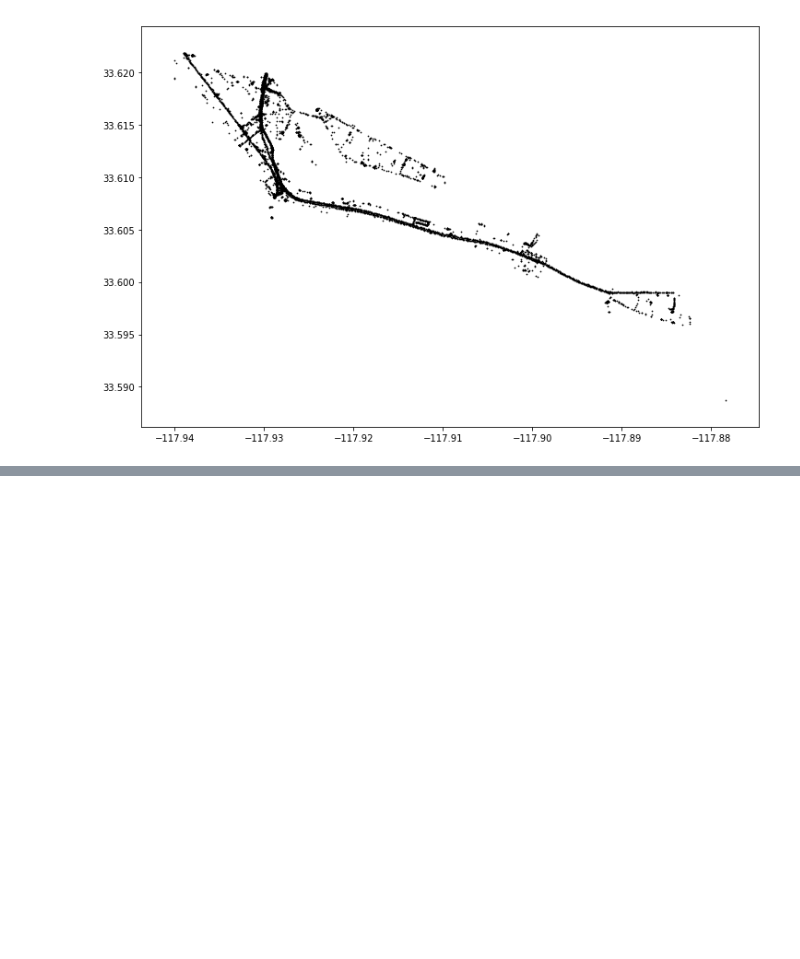
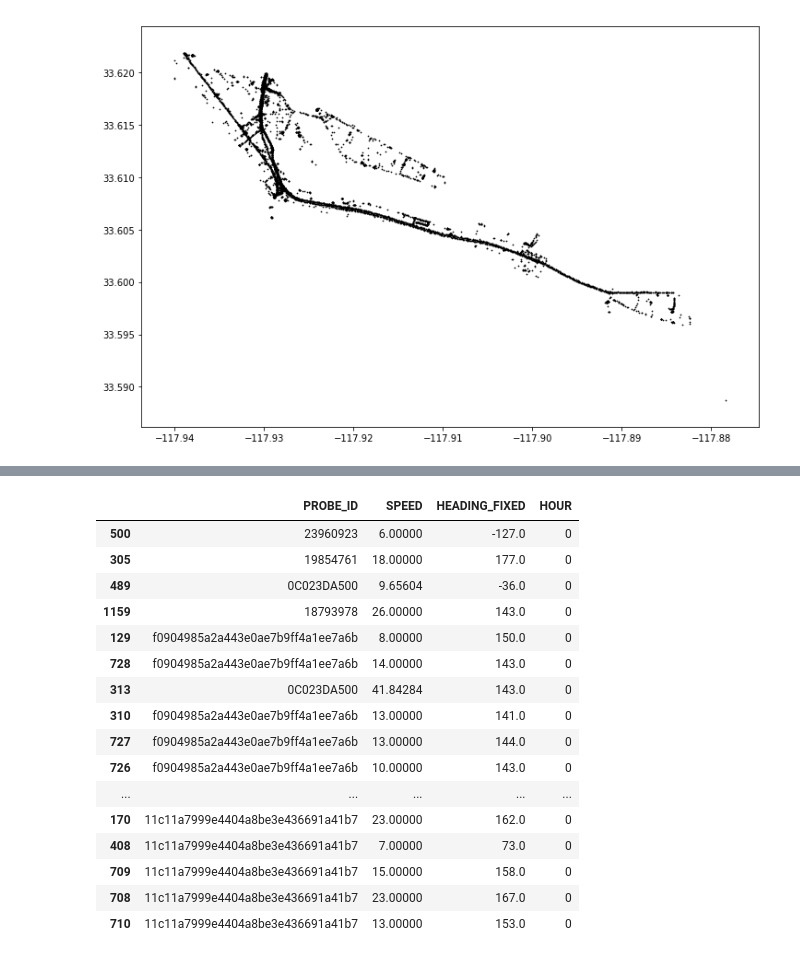
Before and after one commit to ZiningW/263-295-Project, a Jupyter notebook: Visualization_Newport.ipynb, the cells around one changed output, grey strips where cells are left out. Drawn from its saved outputs; the diff is of its cells as text; code cells hidden in the pictures; blank space fills up the shorter version.

```diff
--- a/Visualization_Newport.ipynb
+++ b/Visualization_Newport.ipynb
@@ -167,0 +230,24 @@ plt.show()
+# %%
+head_df = balboa_df.loc[(balboa_df['HOUR']==0) & \
+                        ((balboa_df['HEADING_FIXED'] >= -90) | \
+                         (balboa_df['HEADING_FIXED'] <= 45))][['PROBE_ID','SPEED','HEADING_FIXED','HOUR']]
+# %%
+head_df
+# %% [output]
+|  | PROBE_ID | SPEED | HEADING_FIXED | HOUR |
+| 500 | 23960923 | 6.00000 | -127.0 | 0 |
+| 305 | 19854761 | 18.00000 | 177.0 | 0 |
+| 489 | 0C023DA500 | 9.65604 | -36.0 | 0 |
+| 1159 | 18793978 | 26.00000 | 143.0 | 0 |
+| 129 | f0904985a2a443e0ae7b9ff4a1ee7a6b | 8.00000 | 150.0 | 0 |
+| 728 | f0904985a2a443e0ae7b9ff4a1ee7a6b | 14.00000 | 143.0 | 0 |
+| 313 | 0C023DA500 | 41.84284 | 143.0 | 0 |
+| 310 | f0904985a2a443e0ae7b9ff4a1ee7a6b | 13.00000 | 141.0 | 0 |
+| 727 | f0904985a2a443e0ae7b9ff4a1ee7a6b | 13.00000 | 144.0 | 0 |
+| 726 | f0904985a2a443e0ae7b9ff4a1ee7a6b | 10.00000 | 143.0 | 0 |
+| ... | ... | ... | ... | ... |
+| 170 | 11c11a7999e4404a8be3e436691a41b7 | 23.00000 | 162.0 | 0 |
+| 408 | 11c11a7999e4404a8be3e436691a41b7 | 7.00000 | 73.0 | 0 |
+| 709 | 11c11a7999e4404a8be3e436691a41b7 | 15.00000 | 158.0 | 0 |
+| 708 | 11c11a7999e4404a8be3e436691a41b7 | 23.00000 | 167.0 | 0 |
+| 710 | 11c11a7999e4404a8be3e436691a41b7 | 13.00000 | 153.0 | 0 |
```
Also changed, not shown: parts of 16 cells of this notebook, 20 other files.
